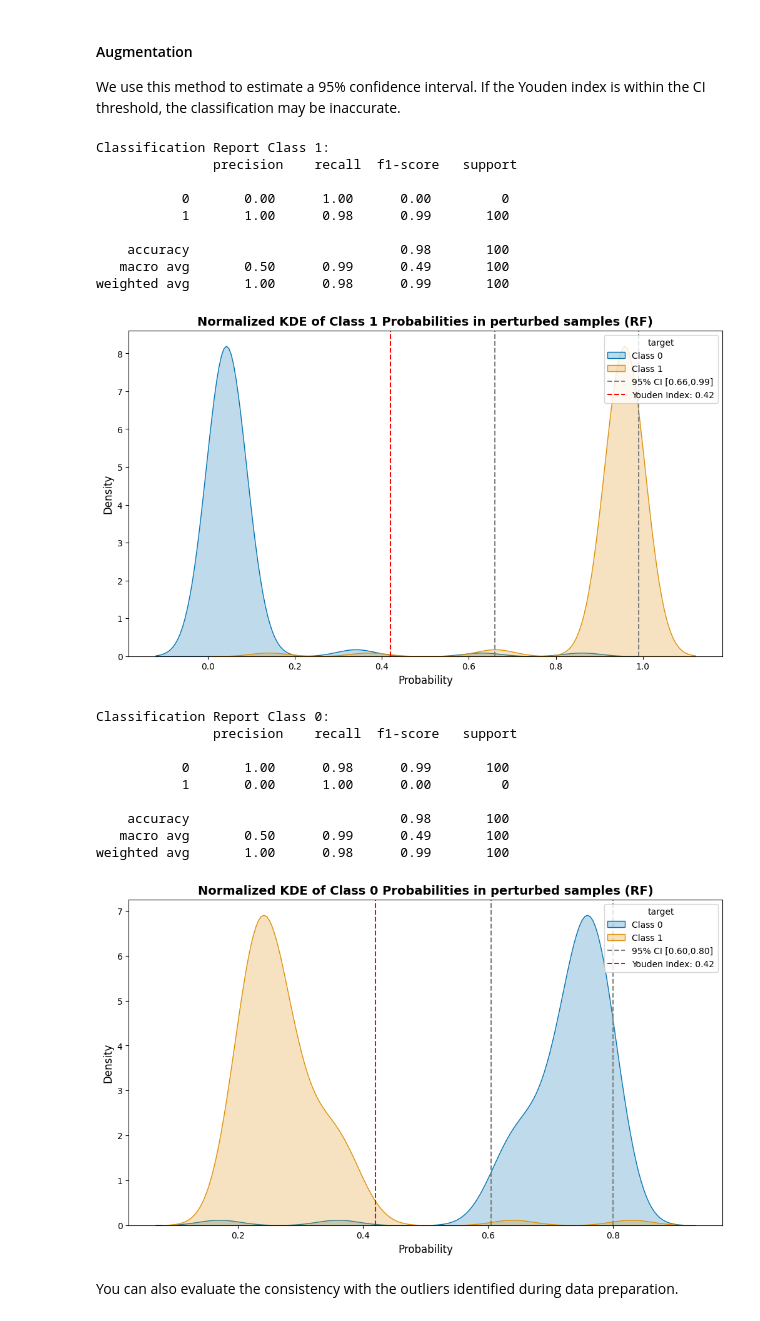
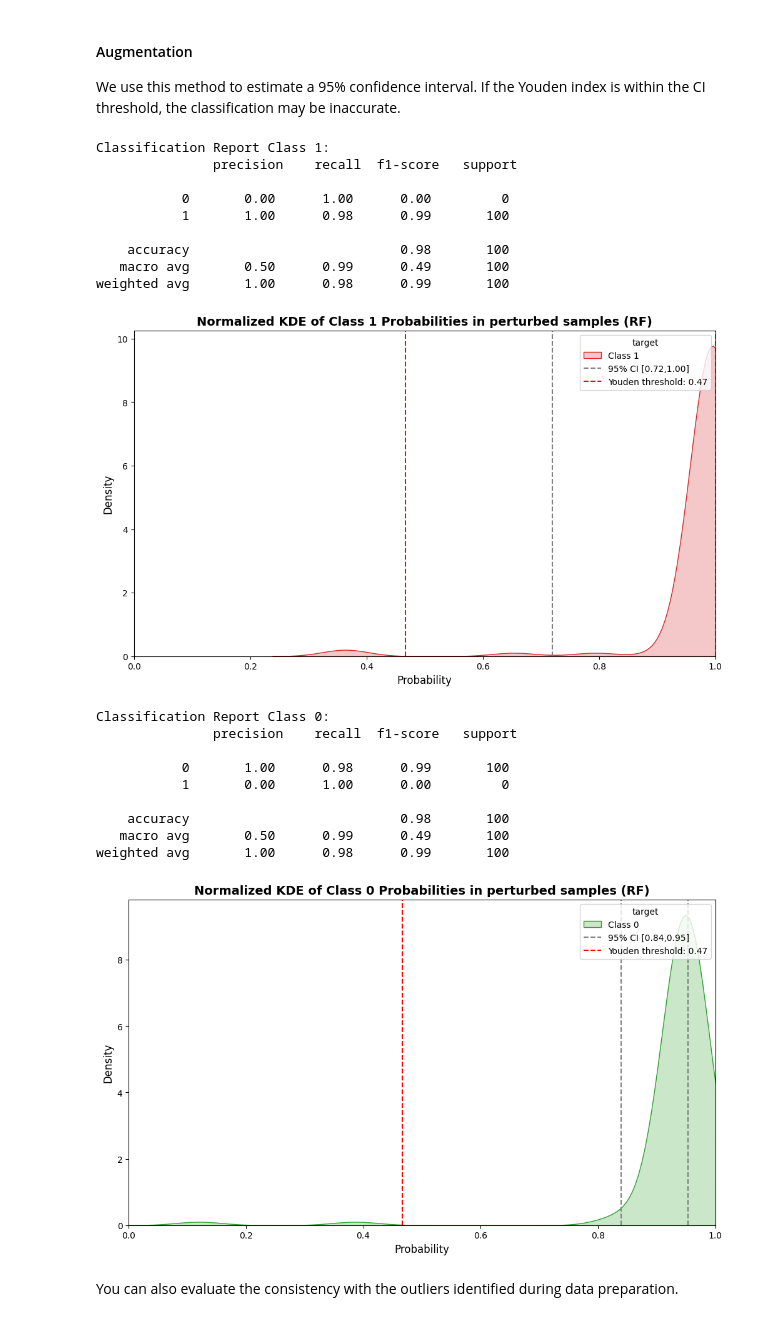
Before and after one commit to bdslab-upv/trustworthy-ai, a Jupyter notebook: Dataset Heart Disease/HD_Technical-robustness_and_safety.ipynb, the cells around one changed output. Cells and saved outputs as stored; diff of their text form; code cells hidden in the pictures.

```diff
--- a/Dataset Heart Disease/HD_Technical-robustness_and_safety.ipynb
+++ b/Dataset Heart Disease/HD_Technical-robustness_and_safety.ipynb
@@ -117,7 +117,7 @@ best_params_all = {classifier_name: [] for classifier_name in classifiers.keys()
 param_grid = {
     'RF': {
         'n_estimators': [50, 100, 150],
-        'max_depth': [5, 15, 30, 45],
+        'max_depth': [2, 4, 8, 16, 32],
     },
     'NB': {
         'feat_num': [feat_num],
@@ -127,7 +127,7 @@ param_grid = {
     }
 }
 # %%
-skf = StratifiedKFold(n_splits=4)
+skf = StratifiedKFold(n_splits=5)
 smotenc = SMOTENC(categorical_features=feat_cat, random_state=1)
 mean_fpr = np.linspace(0, 1, 100)
 
@@ -149,7 +149,7 @@ for i, (classifier_name, classifier) in enumerate(classifiers.items()):
         X_train_over, _, _ = handleData.encode(X_train_over_decoded)
 
         # Hyperparameter tuning
-        grid_search = GridSearchCV(classifier, param_grid[classifier_name], cv=2, scoring='roc_auc')
+        grid_search = GridSearchCV(classifier, param_grid[classifier_name], cv=3, scoring='roc_auc')
         grid_search.fit(X_train_over, y_train_over)
         classifiers[classifier_name] = grid_search.best_estimator_
         best_params_all[classifier_name].append(grid_search.best_params_)
@@ -372,7 +370,7 @@ for i, (classifier_name, classifier) in enumerate(classifiers.items()):
 
     plt.xlabel('Mean Predicted Probability')
     plt.ylabel('Density')
-    plt.title(f'Calibration Curve and Predicted Probability Density - {classifier_name}')
+    plt.title(f'Calibration Curve and Predicted Probability Density - {classifier_name}', fontdict={'fontsize':12, 'weight': 'bold'})
     plt.grid(True)
     plt.legend(fontsize='medium', loc='upper right')
     plt.xlim(-0.05, 1.05)
@@ -474,7 +472,7 @@ for i, (classifier_name, model_info) in enumerate(trained_models_BT.items()):
             classifier_name_concat.extend([classifier_name] * len(prob))
             samples.extend([tag] * len(prob))
 
-    plt.axhline(y=youden_index_cutoff[classifier_name], color=color, linestyle='--', label=f'Youden Index ({classifier_name}): {youden_index_cutoff[classifier_name]:.2f}')
+    plt.axhline(y=youden_index_cutoff[classifier_name], color=color, linestyle='--', label=f'Youden threshold ({classifier_name}): {youden_index_cutoff[classifier_name]:.2f}')
 
 probabilities_df = pd.DataFrame({'Sample': samples, 'Classifier': classifier_name_concat, 'Probability': probabilities})
 
@@ -515,8 +513,7 @@ for tag, rdm_feat in random_samples.items():
 
     # Plot KDE
     plt.figure(figsize=(10, 6))
-    for i, class_prob in enumerate(class_probabilities):
-        sns.kdeplot(class_prob, label=f'Class {classifiers[model_name].classes_[i]}', fill=True, common_norm=True)
+    sns.kdeplot(class_probabilities[tag], label=f'Class {classifiers[model_name].classes_[tag]}', color=colors[int(tag)+2], fill=True, common_norm=True)
 
     # Calculate percentiles 2.5 and 97.5
     percentile_2_5 = np.percentile(class_probabilities[tag], 2.5)
@@ -526,36 +523,37 @@ for tag, rdm_feat in random_samples.items():
     plt.axvline(x=percentile_2_5, color='gray', linestyle='--', label=f'95% CI [{percentile_2_5:.2f},{percentile_97_5:.2f}]')
     plt.axvline(x=percentile_97_5, color='gray', linestyle='--')
 
     # Plot Youden index
-    plt.axvline(x=youden_index_cutoff[model_name], color='red', linestyle='--', label=f'Youden Index: {youden_index_cutoff[model_name]:.2f}')
+    plt.axvline(x=youden_index_cutoff[model_name], color='red', linestyle='--', label=f'Youden threshold: {youden_index_cutoff[model_name]:.2f}')
 
     plt.title(f'Normalized KDE of Class {tag} Probabilities in perturbed samples ({model_name})', fontdict={'fontsize': 14, 'weight': 'bold'})
     plt.xlabel('Probability', fontdict={'fontsize': 12})
+    plt.xlim(0, 1)
     plt.ylabel('Density', fontdict={'fontsize': 12})
     plt.legend(title=output, loc='upper right')
     sns.set_palette('colorblind')
     plt.show()
 # %% [output]
 Classification Report Class 1:
                precision    recall  f1-score   support
 
            0       0.00      1.00      0.00         0
            1       1.00      0.98      0.99       100
 
     accuracy                           0.98       100
    macro avg       0.50      0.99      0.49       100
 weighted avg       1.00      0.98      0.99       100
-[figure, old version]
+[figure, new version]
 Classification Report Class 0:
                precision    recall  f1-score   support
 
            0       1.00      0.98      0.99       100
            1       0.00      1.00      0.00         0
 
     accuracy                           0.98       100
    macro avg       0.50      0.99      0.49       100
 weighted avg       1.00      0.98      0.99       100
-[figure, old version]
+[figure, new version]
 # %% [markdown]
 You can also evaluate the consistency with the outliers identified during data preparation.
 # %%
```
Also changed, not shown: parts of 8 cells of this notebook, 9 other files.
